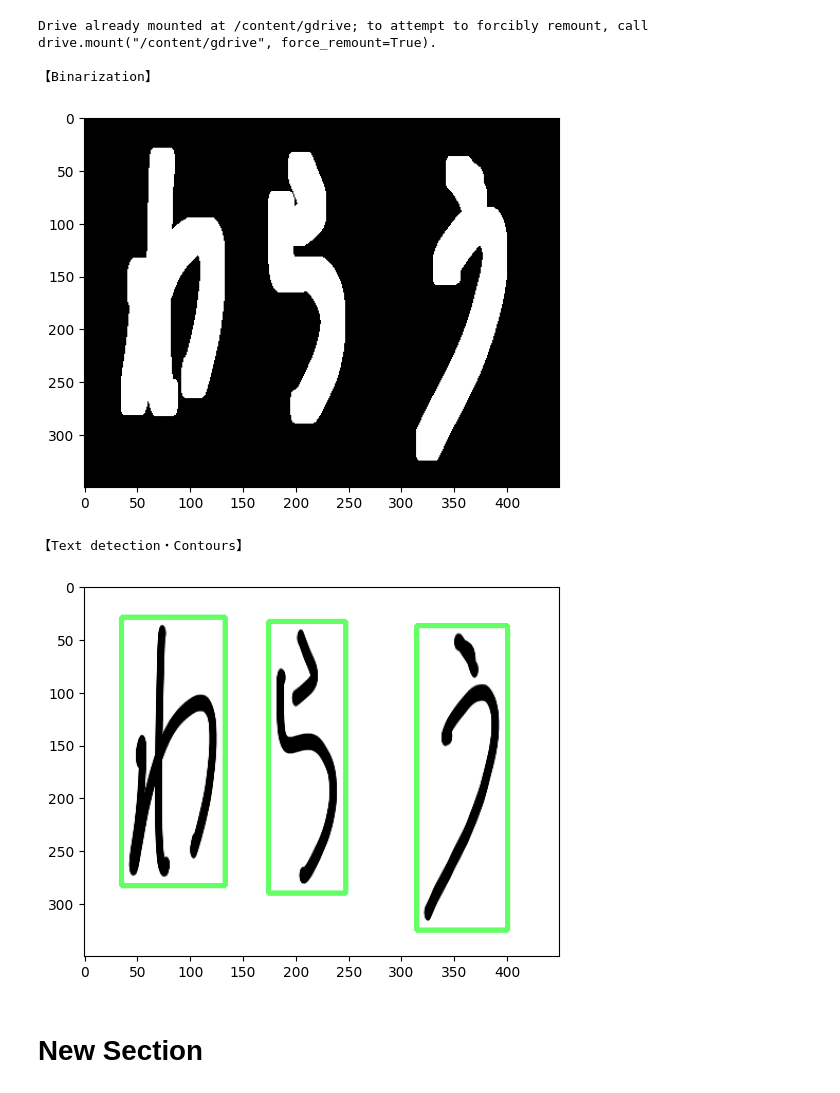
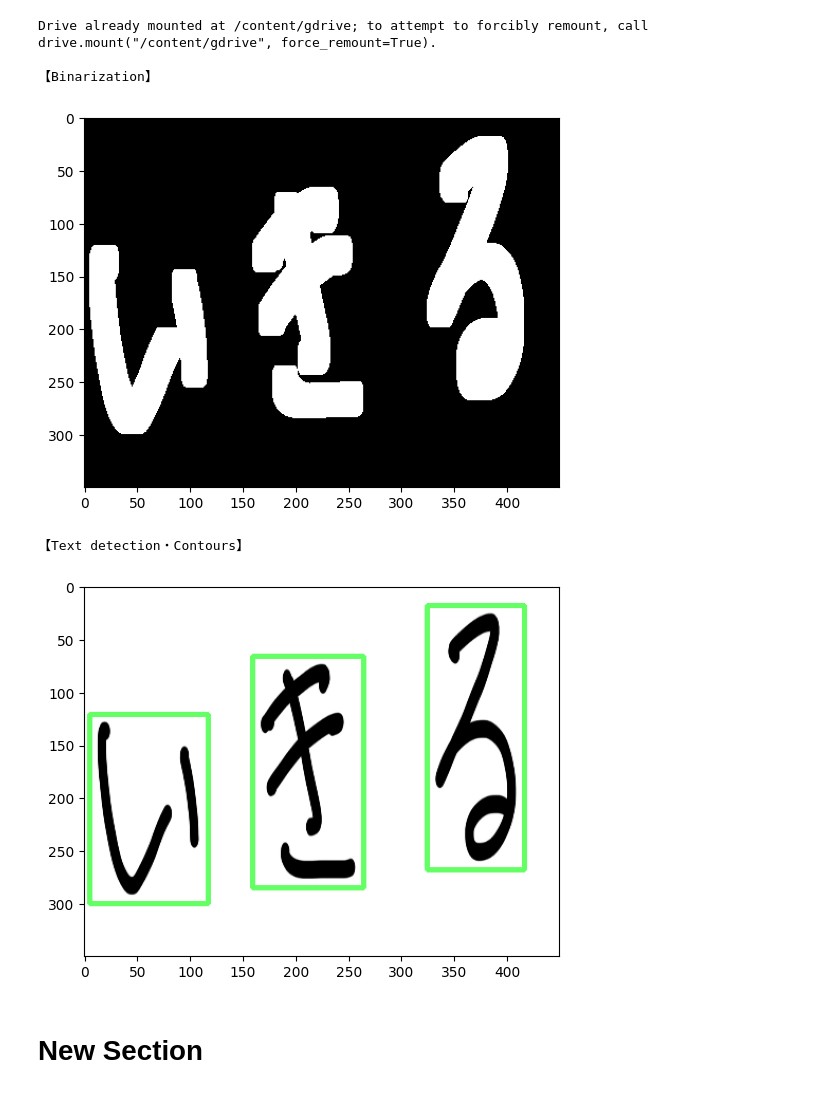
Before and after one commit to beatlesatani/OCR_project, a Jupyter notebook: Japanese_handwritten_text_detection_horizontal_vertical.ipynb, the cells around one changed output. Drawn from its saved outputs; the diff is of its cells as text; code cells hidden in the pictures.

```diff
--- a/Japanese_handwritten_text_detection_horizontal_vertical.ipynb
+++ b/Japanese_handwritten_text_detection_horizontal_vertical.ipynb
@@ -16,7 +16,8 @@ from google.colab import drive
 drive.mount('/content/gdrive')
 
 #### ２．set up pictures ####
-input_file = "/content/gdrive/MyDrive/pictures/laugh.png"
+input_file = "/content/gdrive/MyDrive/pictures/live.png"
+
 
 #### 3.setting ####
 horizontal = 0
@@ -29,12 +30,12 @@ block_horizontal_kernel_hight = 5  # カーネルの縦の高さ
 block_horizontal_kernel_width = 5  # カーネルの横の幅
 block_horizontal_iterations = 4    # 膨張処理回数
 
-
+'''
 #【横書き】行領域の検出（行検出）のための膨張処理（カーネルサイズ・膨張処理回数）の設定
 column_horizontal_kernel_hight = 2  # カーネルの縦の高さ
 column_horizontal_kernel_width = 5  # カーネルの横の幅
 column_horizontal_iterations = 6    # 膨張処理回数
-
+'''
 
 #【横書き】個別の文字の検出（文字検出）のための膨張処理（カーネルサイズ・膨張処理回数）の設定
 character_horizontal_kernel_hight = 5  # カーネルの縦の高さ 5
@@ -51,7 +52,7 @@ block_horizontal_height_max = 1000   # 最大値（ピクセル）
 block_vertical_height_minimum = 5  # 最小値（ピクセル）
 block_vertical_height_max = 1000   # 最大値（ピクセル）
 
-
+'''
 # 行検出：文字領域検出した輪郭の「横幅」が、以下の範囲なら輪郭を残す
 row_column_horizontal_height_minimum = 5  # 最小値（ピクセル）
 row_column_horizontal_height_max = 1000   # 最大値（ピクセル）
@@ -69,7 +70,7 @@ character_text_detection_horizontal_height_max = 200    # 最大値（ピクセ
 character_text_detection_vertical_height_minimum = 10  # 最小値（ピクセル）
 character_text_detection_vertical_height_max = 200     # 最大値（ピクセル）
 
-
+'''
 
 
 
@@ -133,45 +134,39 @@ def block_contours (OCR_input_file):
 
     # extract ROI
     block_ROI = img[y:y+h, x:x+w]
-    # 保存する画像のフォルダーのパスを指定
-    output_folder = 'ROI_images'
-
-    # フォルダーが存在しない場合は作成
-    if not os.path.exists(output_folder):
-      os.mkdir(output_folder)
     cv2.imwrite('block_ROI_img{}.png'.format(block_ROI_index), block_ROI)
     block_ROI_index += 1
 
     result.append([x, y, w, h])
 
 
   # 画面に矩形の輪郭を描画 （描画機能）
   for x, y, w, h in result:
       cv2.rectangle(img, (x, y), (x+w, y+h), (100, 255, 100), 3)
 
 
   # 解説用のコメント（文字領域の輪郭検出・抽出）
   if OCR_mode == 0:
     print('\n【Text detection・Contours】')
   elif OCR_mode == 1:
     print('\n【Text detection・Contours】')
 
   # 文字領域の輪郭検出・抽出結果の表示
   plt.imshow(cv2.cvtColor(img, cv2.COLOR_BGR2RGB))
   plt.savefig('block_text-detection.png', dpi=300)
   plt.show()
 
 
 
 ## 大まかな文字領域の検出（ブロック検出）の関数（block_contours）の実行
 block_contours (input_file)
 # %% [output]
 Drive already mounted at /content/gdrive; to attempt to forcibly remount, call drive.mount("/content/gdrive", force_remount=True).
 
 【Binarization】
-[figure, old version]
+[figure, new version]
 【Text detection・Contours】
-[figure, old version]
+[figure, new version]
 # %% [markdown]
 # New Section
 # %%
```
Also changed, not shown: parts of 12 cells of this notebook.
